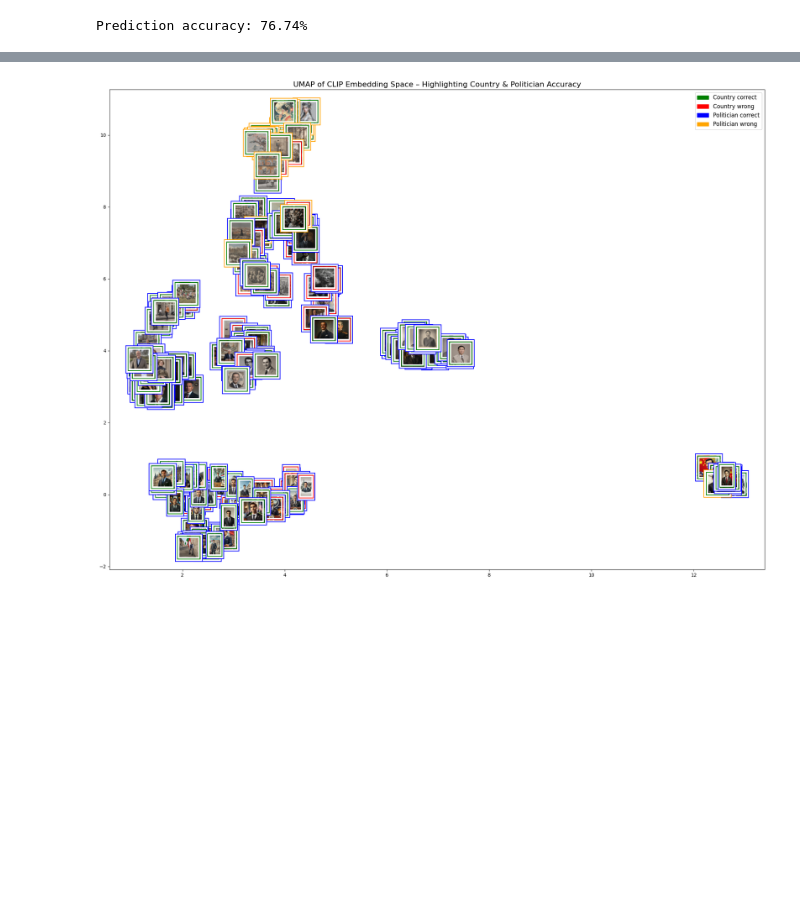
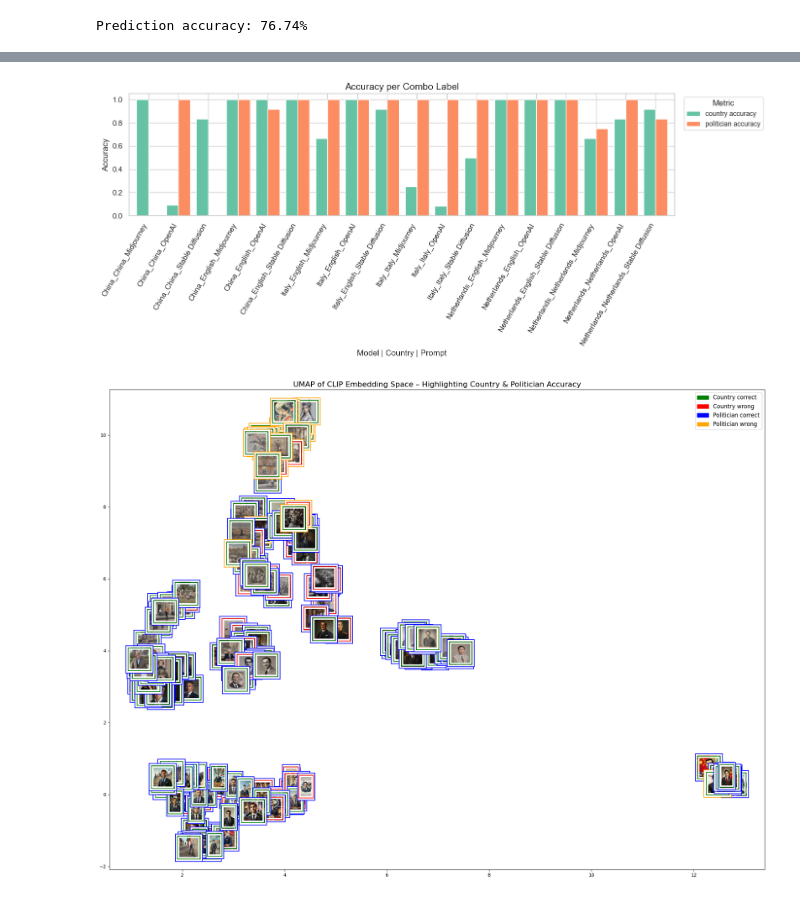
Before and after one commit to traopia/GenAI-political-portraits, a Jupyter notebook: analysis.ipynb, the cells around one changed output, grey strips where cells are left out. Saved outputs shown, nothing was run; the diff lists cells and outputs as text; code cells hidden in the pictures; blank space fills up the shorter version.

```diff
--- a/analysis.ipynb
+++ b/analysis.ipynb
@@ -186,7 +186,7 @@ def compute_accuracy_tables(df):
     acc_by_country = df.groupby('country')[['country_correct', 'politician']].mean().reset_index()
     acc_by_model = df.groupby('model')[['country_correct', 'politician']].mean().reset_index()
     acc_by_prompt = df.groupby('prompt')[['country_correct', 'politician']].mean().reset_index()
-    acc_by_all = df.groupby(['country', 'prompt', 'model'])[['country_correct', 'politician']].mean().reset_index()
+    acc_by_all = df.groupby(["combo_label"])[['country_correct', 'politician']].mean().reset_index()
 
     return acc_by_country, acc_by_model, acc_by_prompt, acc_by_all
 
@@ -219,3 +215,42 @@ acc_by_all.plot.bar(x = "country")
+# %%
+import matplotlib.pyplot as plt
+import seaborn as sns
+
+# Set style and palette
+sns.set(style="whitegrid")
+custom_palette = sns.color_palette("Set2")
+acc_by_all = acc_by_all.rename(columns={"country_correct": "country accuracy", "politician": "politician accuracy"})
+# Sort the data
+#acc_sorted = acc_by_all.sort_values(by="country accuracy")
+
+# Create figure and axis
+fig, ax = plt.subplots(figsize=(14, 6))
+
+# Plot with correct alignment
+acc_by_all.plot(
+    kind="bar",
+    x="combo_label",
+    ax=ax,
+    color=custom_palette,
+    width=0.8
+)
+
+# Fix label alignment
+ax.set_xticks(range(len(acc_by_all)))
+ax.set_xticklabels(acc_by_all["combo_label"], rotation=60, ha="right")
+
+# Axis labels and title
+ax.set_ylabel("Accuracy", fontsize=12)
+ax.set_xlabel("Model | Country | Prompt", fontsize=12)
+ax.set_title("Accuracy per Combo Label", fontsize=14)
+
+# Legend outside
+ax.legend(title="Metric", bbox_to_anchor=(1.01, 1), loc='upper left', fontsize=10)
+
+plt.tight_layout()
+plt.show()
+# %% [output]
+[figure, added]
 # %%
 from sklearn.decomposition import PCA
 from sklearn.manifold import TSNE
```
Also changed, not shown: parts of 6 cells of this notebook, 2 other files.
